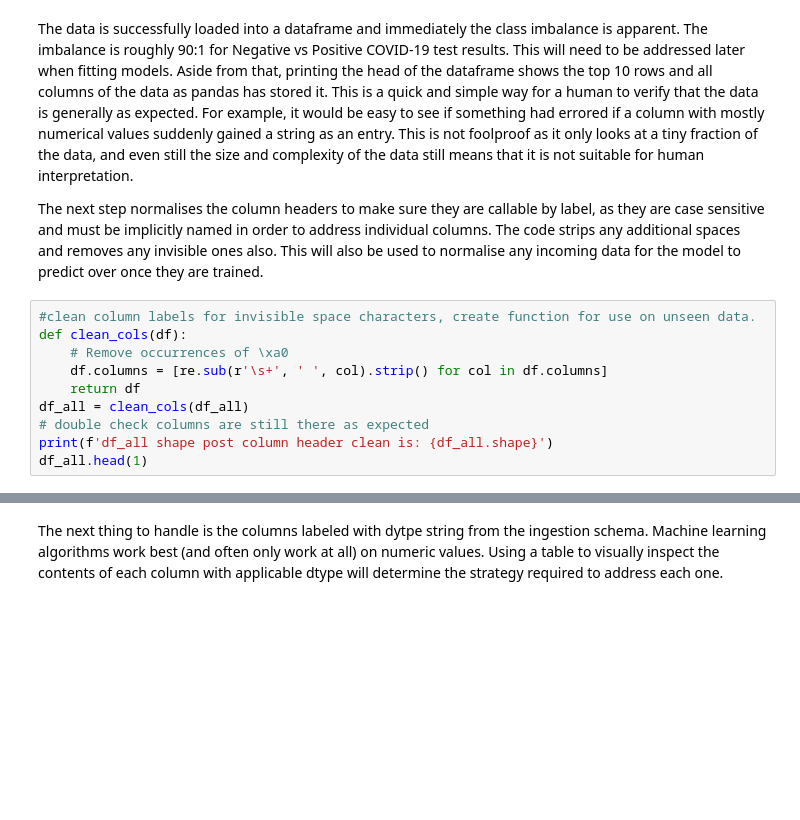
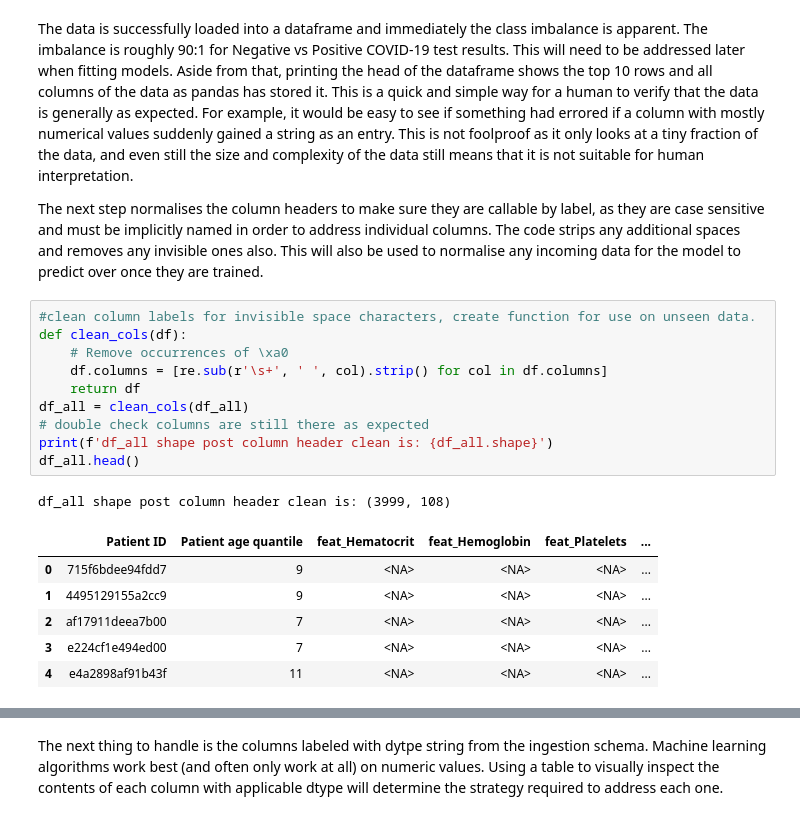
Before and after one commit to TheCherubQueen/DC3DMN, a Jupyter notebook: cw/DC3DMN_Report.ipynb, the cells around one changed output, grey strips where cells are left out. Cells and saved outputs as stored; diff of their text form; blank space fills up the shorter version.

```diff
--- a/cw/DC3DMN_Report.ipynb
+++ b/cw/DC3DMN_Report.ipynb
@@ -103,12 +130,20 @@ The next step normalises the column headers to make sure they are callable by la
 # %%
 #clean column labels for invisible space characters, create function for use on unseen data.
 def clean_cols(df):
     # Remove occurrences of \xa0
     df.columns = [re.sub(r'\s+', ' ', col).strip() for col in df.columns]
     return df
 df_all = clean_cols(df_all)
 # double check columns are still there as expected
 print(f'df_all shape post column header clean is: {df_all.shape}')
-df_all.head(1)
+df_all.head()
+# %% [output]
+df_all shape post column header clean is: (3999, 108)
+|  | Patient ID | Patient age quantile | feat_Hematocrit | feat_Hemoglobin | feat_Platelets | ... |
+| 0 | 715f6bdee94fdd7 | 9 | <NA> | <NA> | <NA> | ... |
+| 1 | 4495129155a2cc9 | 9 | <NA> | <NA> | <NA> | ... |
+| 2 | af17911deea7b00 | 7 | <NA> | <NA> | <NA> | ... |
+| 3 | e224cf1e494ed00 | 7 | <NA> | <NA> | <NA> | ... |
+| 4 | e4a2898af91b43f | 11 | <NA> | <NA> | <NA> | ... |
 # %% [markdown]
 ### Preprocessing
```
Also changed, not shown: parts of 50 cells of this notebook.
